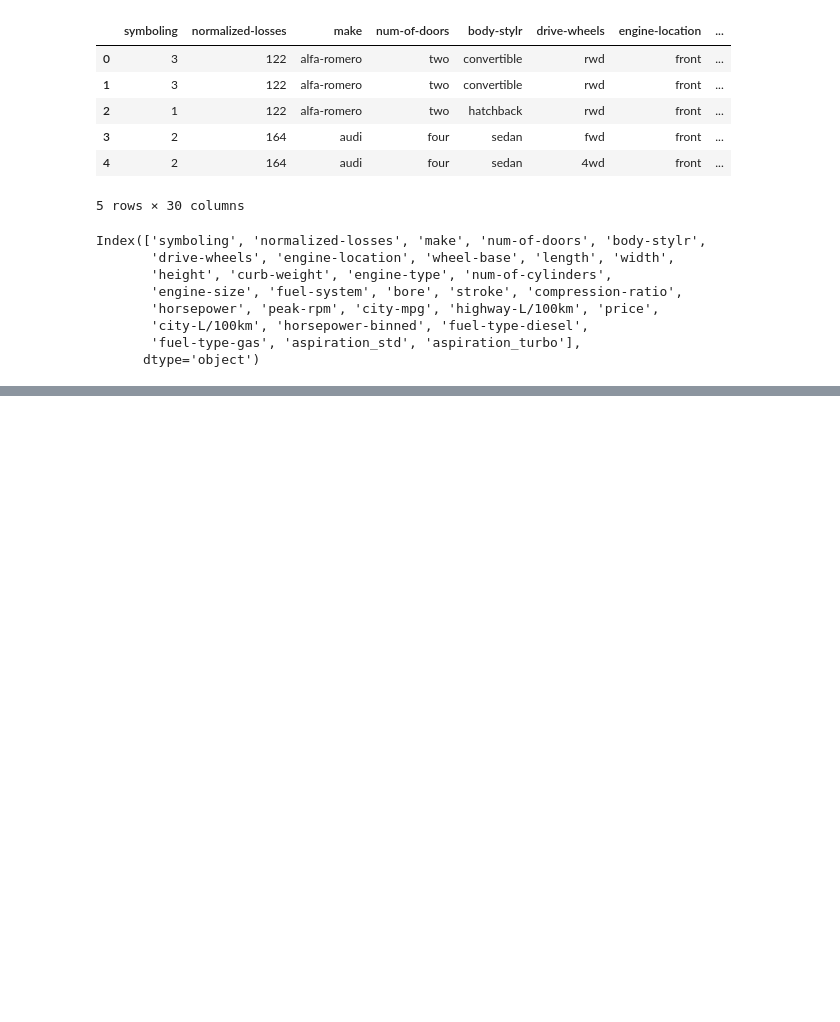
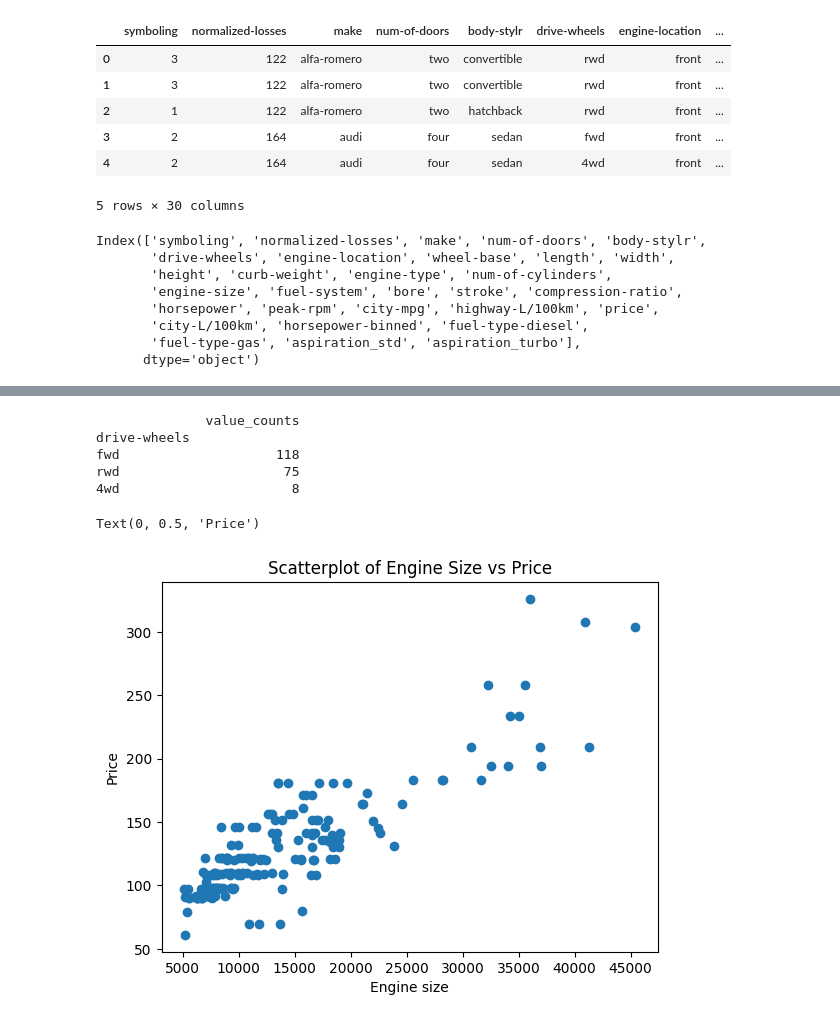
Before and after one commit to JosuePerezValenzuela/Data-Analysis-IBM, a Jupyter notebook: main.ipynb, the cells around one changed output, grey strips where cells are left out. Drawn from its saved outputs; the diff is of its cells as text; code cells hidden in the pictures; blank space fills up the shorter version.

```diff
--- a/main.ipynb
+++ b/main.ipynb
@@ -636,0 +648,11 @@ df.to_csv(path)
+# %%
+drive_wheels_counts=df["drive-wheels"].value_counts()
+drive_wheels_counts=drive_wheels_counts.to_frame(name="value_counts")
+drive_wheels_counts.index.name="drive-wheels"
+print(drive_wheels_counts)
+# %% [output]
+              value_counts
+drive-wheels
+fwd                    118
+rwd                     75
+4wd                      8
@@ -636,0 +667,12 @@ df.to_csv(path)
+# %%
+import matplotlib.pyplot as plt
+x = df["price"]
+y = df["engine-size"]
+plt.scatter(x,y)
+
+plt.title("Scatterplot of Engine Size vs Price")
+plt.xlabel("Engine size")
+plt.ylabel("Price")
+# %% [output]
+Text(0, 0.5, 'Price')
+[figure, added]
```
Also changed, not shown: parts of 11 cells of this notebook.
